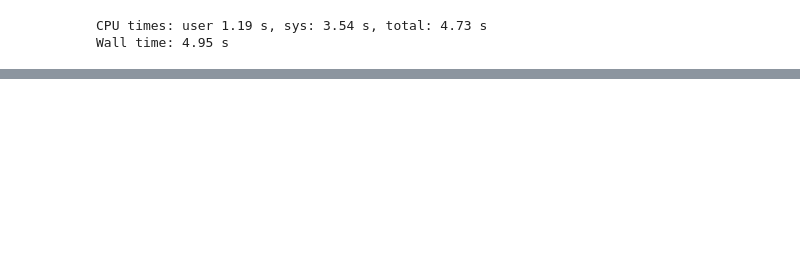
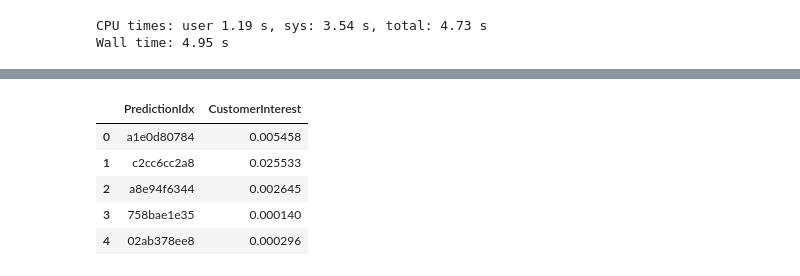
Before and after one commit to Robert-Aduviri/DSG-2018-Qualifiers, a Jupyter notebook: notebooks/robert/RA-28-neuralnet-CV.ipynb, the cells around one changed output, grey strips where cells are left out. Cells and saved outputs as stored; diff of their text form; code cells hidden in the pictures; blank space fills up the shorter version.

```diff
--- a/notebooks/robert/RA-28-neuralnet-CV.ipynb
+++ b/notebooks/robert/RA-28-neuralnet-CV.ipynb
@@ -230,0 +295,9 @@ val_losses[val_losses > 0.1].plot()
+# %%
+submission.head()
+# %% [output]
+|  | PredictionIdx | CustomerInterest |
+| 0 | a1e0d80784 | 0.005458 |
+| 1 | c2cc6cc2a8 | 0.025533 |
+| 2 | a8e94f6344 | 0.002645 |
+| 3 | 758bae1e35 | 0.000140 |
+| 4 | 02ab378ee8 | 0.000296 |
```
Also changed, not shown: parts of 28 cells of this notebook, 6 other files.
